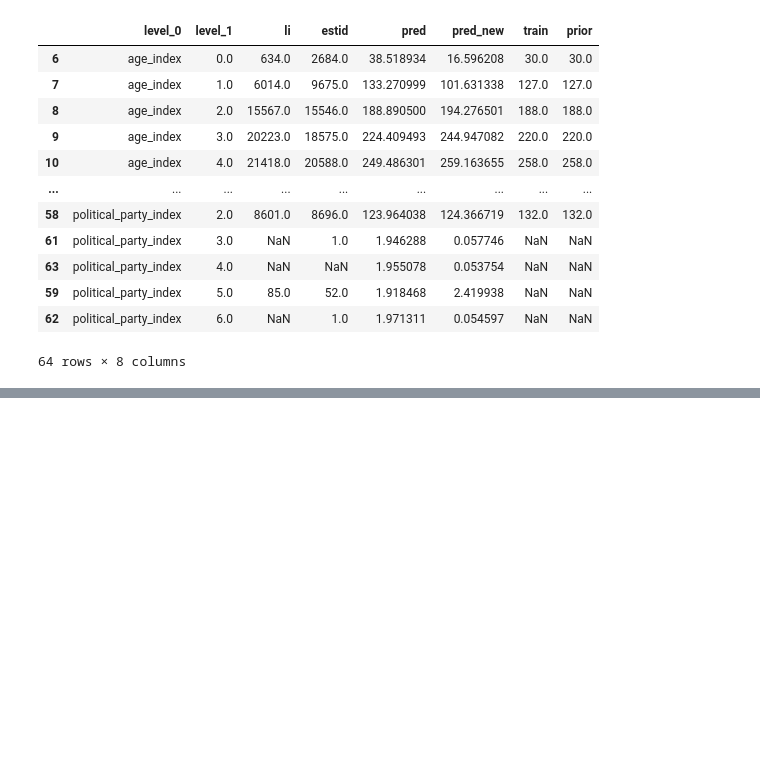
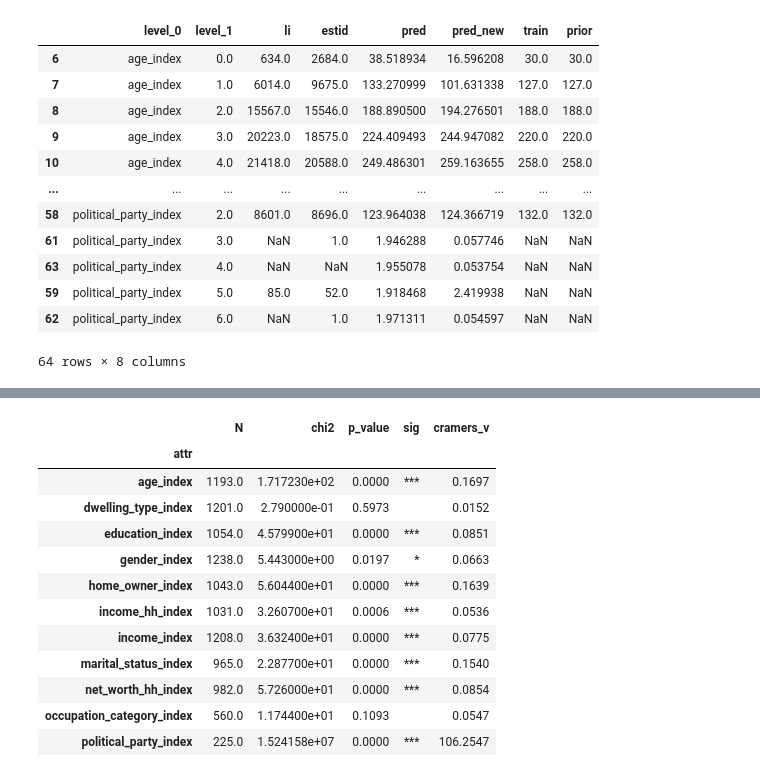
Before and after one commit to ravi-sharethis/python-notebooks, a Jupyter notebook: demo_debug.ipynb, the cells around one changed output, grey strips where cells are left out. Cells and saved outputs as stored; diff of their text form; code cells hidden in the pictures; blank space fills up the shorter version.

```diff
--- a/demo_debug.ipynb
+++ b/demo_debug.ipynb
@@ -708,0 +732,16 @@ chisq_results.xs('li', level='vs').join(
+# %%
+chisq_results.xs('li', level='vs')
+# %% [output]
+|  | N | chi2 | p_value | sig | cramers_v |
+| attr |  |  |  |  |  |
+| age_index | 1193.0 | 1.717230e+02 | 0.0000 | *** | 0.1697 |
+| dwelling_type_index | 1201.0 | 2.790000e-01 | 0.5973 |  | 0.0152 |
+| education_index | 1054.0 | 4.579900e+01 | 0.0000 | *** | 0.0851 |
+| gender_index | 1238.0 | 5.443000e+00 | 0.0197 | * | 0.0663 |
+| home_owner_index | 1043.0 | 5.604400e+01 | 0.0000 | *** | 0.1639 |
+| income_hh_index | 1031.0 | 3.260700e+01 | 0.0006 | *** | 0.0536 |
+| income_index | 1208.0 | 3.632400e+01 | 0.0000 | *** | 0.0775 |
+| marital_status_index | 965.0 | 2.287700e+01 | 0.0000 | *** | 0.1540 |
+| net_worth_hh_index | 982.0 | 5.726000e+01 | 0.0000 | *** | 0.0854 |
+| occupation_category_index | 560.0 | 1.174400e+01 | 0.1093 |  | 0.0547 |
+| political_party_index | 225.0 | 1.524158e+07 | 0.0000 | *** | 106.2547 |
```
Also changed, not shown: parts of 4 cells of this notebook, 8 other files.
